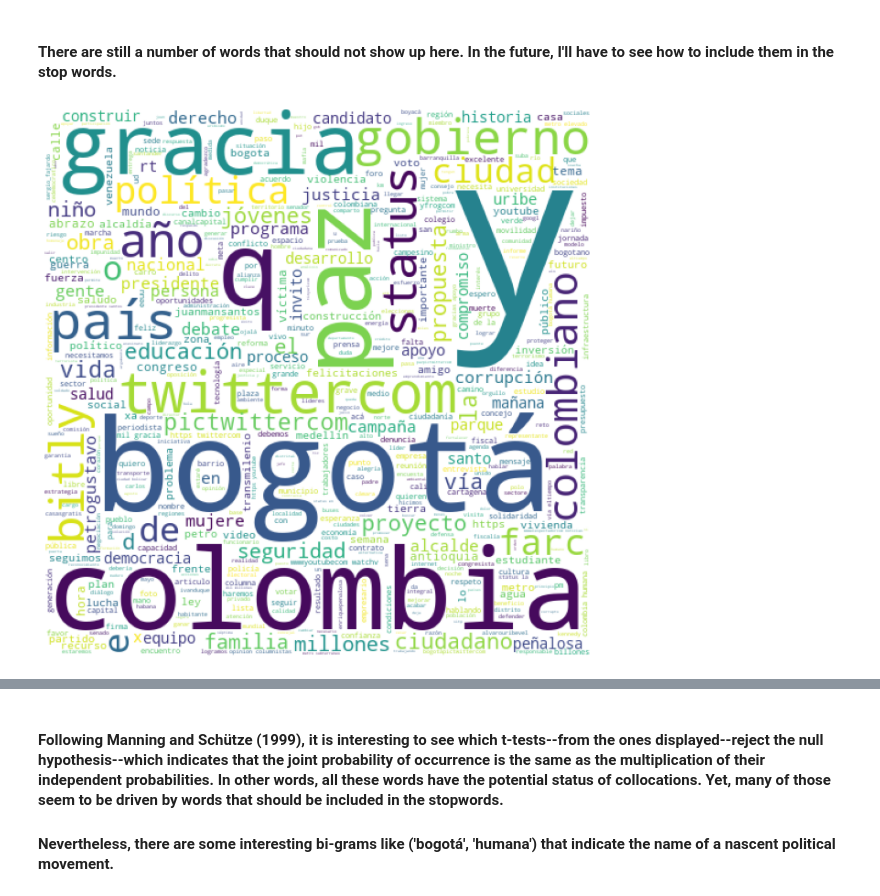
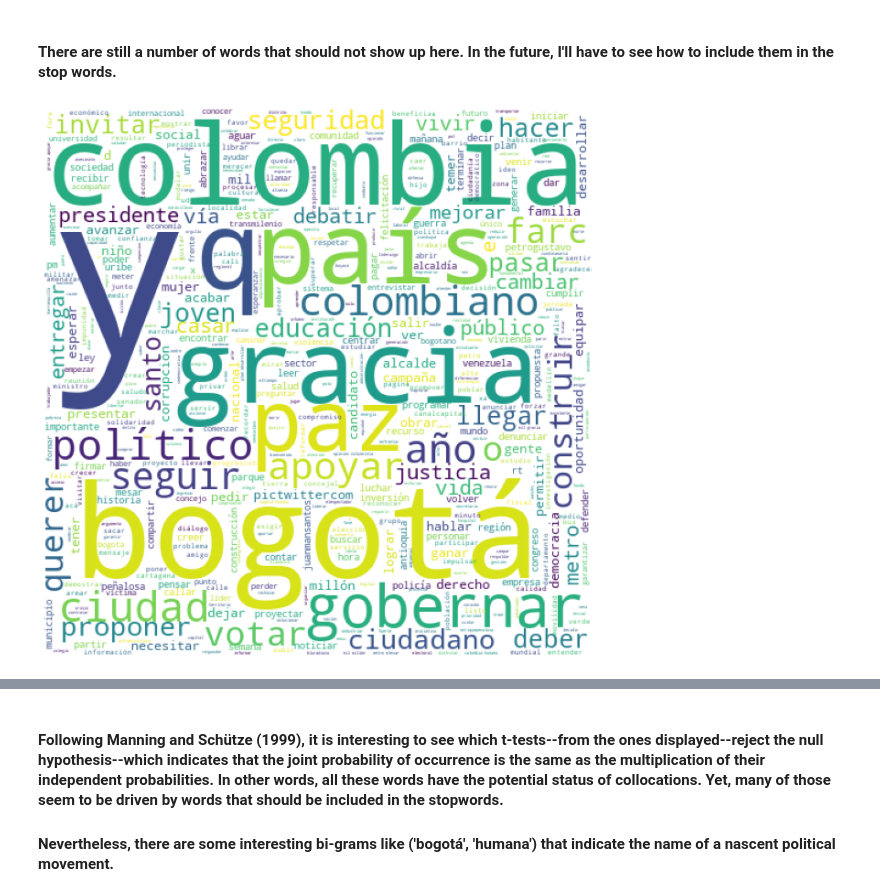
Before and after one commit to toecn/Homework-Notebooks, a Jupyter notebook: week-2/2-nte_toecn_hw2.ipynb, the cells around one changed output, grey strips where cells are left out. Drawn from its saved outputs; the diff is of its cells as text; code cells hidden in the pictures.

```diff
--- a/week-2/2-nte_toecn_hw2.ipynb
+++ b/week-2/2-nte_toecn_hw2.ipynb
@@ -558,5 +306,5 @@ def word_tokenize(word_list):
 # %%
 # Some text cleaning using regular expressions
-import re
+
 grouped_data['text2'] = grouped_data['text'].apply(lambda x: re.sub('[¡!@#$:).;,¿?&]', '', x.lower()))
-grouped_data['tokenized_text'] = grouped_data['text2'].apply(lambda x: word_tokenize(x))
+grouped_data['normalized_text'] = grouped_data['text2'].apply(lambda x: normalize(x))
@@ -590,2 +311,2 @@ def sw(tokenized_text):
 # %%
-grouped_data['tokenized_text_no_sw'] = grouped_data['tokenized_text'].apply(lambda x: sw(x))
+grouped_data['len_tokens_no_sw'] = grouped_data['normalized_text'].apply(lambda x: len(x))
@@ -606,5 +313,3 @@ grouped_data[['text', 'text2', 'tokenized_text', 'tokenized_text_no_sw']][50:60]
-# %%
-grouped_data['len_tokens_no_sw'] = grouped_data['tokenized_text_no_sw'].apply(lambda x: len(x))
 # %%
 grouped_data[['username', 'year', 'len_tokens_no_sw', 'sum_likes']][10:20]
 # %% [output]
@@ -650,2 +354,5 @@ We can remove these stopwords from the analysis by fiat, but we could also take
+# %%
+grouped_data['lemmatized_text'] = grouped_data['normalized_text'].apply(lambda x: lematize_list(x))
+#THIS IS COMPUTATIONALLY INEFFICIENT, FIND SOLUTION
 # %%
 countsDict = {}
@@ -886,9 +387,9 @@ word_counts[:20]
 # %% [markdown]
 #### There are still a number of words that should not show up here. In the future, I'll have to see how to include them in the stop words.
 # %%
-wc = wordcloud.WordCloud(background_color="white", max_words=500, width= 1000, height = 1000, mode ='RGBA', scale=.5).generate(' '.join(grouped_data['tokenized_text_no_sw'].sum()))
+wc = wordcloud.WordCloud(background_color="white", max_words=500, width= 1000, height = 1000, mode ='RGBA', scale=.5).generate(' '.join(grouped_data['lemmatized_text'].sum()))
 plt.imshow(wc)
 plt.axis("off")
 plt.savefig("twitter_speech_cand_col.pdf", format = 'pdf')
 # %% [output]
-[figure, old version]
+[figure, new version]
```
Also changed, not shown: parts of 304 cells of this notebook.
